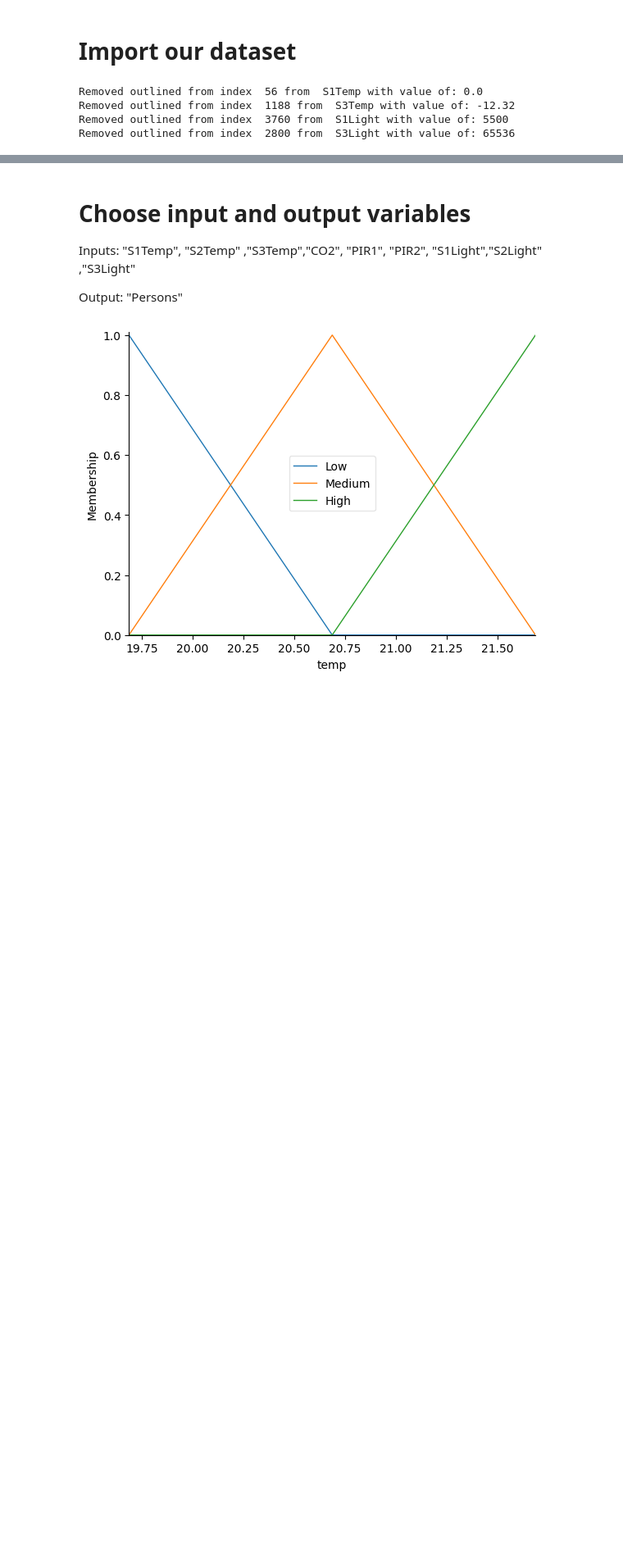
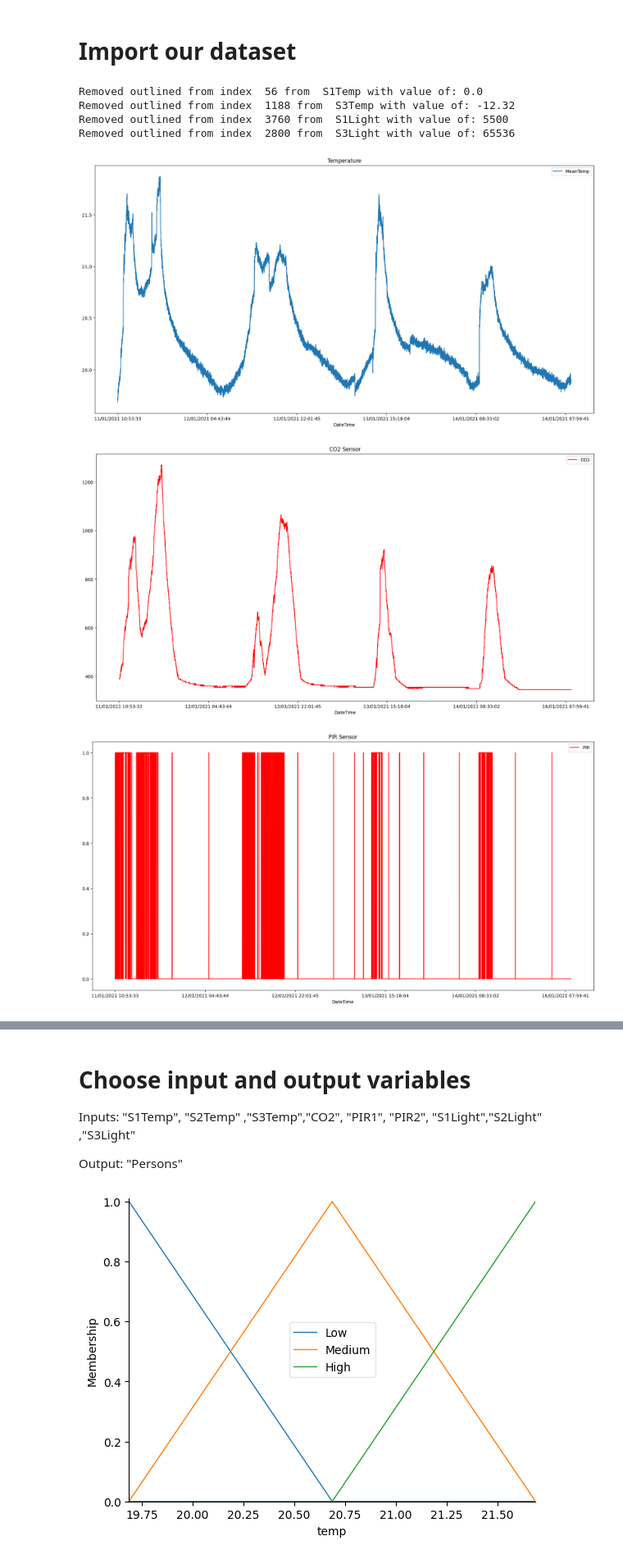
Before and after one commit to hslima00/CInte, a Jupyter notebook: fuzzy.ipynb, the cells around one changed output, grey strips where cells are left out. Shown at 82% size. Drawn from its saved outputs; the diff is of its cells as text; code cells hidden in the pictures; blank space fills up the shorter version.

```diff
--- a/fuzzy.ipynb
+++ b/fuzzy.ipynb
@@ -22,31 +22,34 @@ from funcs import *
 
 
 data_df = pd.read_csv('Proj1_Dataset.csv', sep=',', decimal='.')
 data_df=parse_date_time(data_df)
 data_df = drop_outliners(data_df, threshold=6,
                          collumn_to_remove_outliers=
                          ["S1Temp", "S2Temp","S3Temp",
                           "CO2","PIR1", "PIR2","S1Light",
                            "S2Light","S3Light"])
 data_df = data_df.interpolate(method='linear', limit_direction='forward', axis=0)
 #plot_data(data_df, temperature=True, CO2=True, PIR=True, light=True)
 
 #group PIR1 and PIR2
 data_df['PIR'] =(data_df['PIR1'] | data_df['PIR2'])
 #data_df = data_df.drop(['PIR1', 'PIR2'], axis=1)
 
 # iterate between indexes of collumn PIR
 
 data_df["MeanTemp"] = data_df[["S1Temp", "S2Temp","S3Temp"]].mean(axis=1)
 data_df["MeanLight"] = data_df[["S1Light", "S2Light","S3Light"]].mean(axis=1)
 
 #data_df to csv
 data_df.to_csv('data_df_fuzzy.csv', sep=',', decimal='.', index=False)
 
 
-#plot_data(data_df, temperature=True, Temp_join=True, CO2=True, PIR=False, PIR_Join = True, light=True, MeanLight=True, persons=True)
+plot_data(data_df, temperature=True, Temp_join=True, CO2=True, PIR=False, PIR_Join = True, light=True, MeanLight=True, persons=True)
 # %% [output]
 Removed outlined from index  56 from  S1Temp with value of: 0.0
 Removed outlined from index  1188 from  S3Temp with value of: -12.32
 Removed outlined from index  3760 from  S1Light with value of: 5500
 Removed outlined from index  2800 from  S3Light with value of: 65536
+[figure, added]
+[figure, added]
+[figure, added]
```
Also changed, not shown: parts of 4 cells of this notebook, 8 other files.
